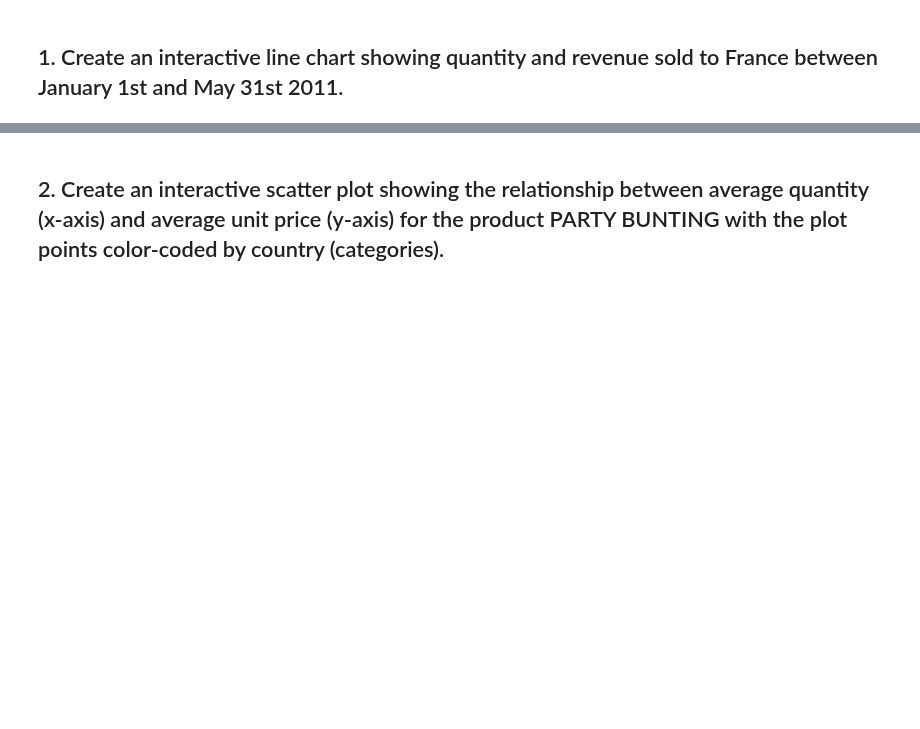
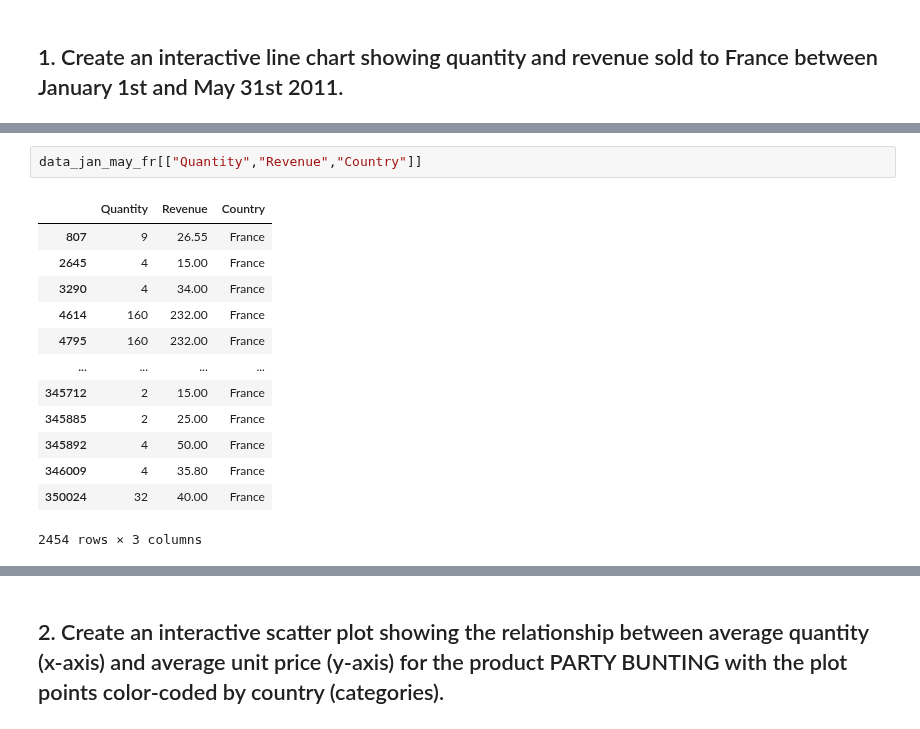
Before and after one commit to paoloironhack/data_analytics062020, a Jupyter notebook: labs/module_2/25-Interactive-Viz/your-code/main.ipynb, the cells around one changed output, grey strips where cells are left out. Cells and saved outputs as stored; diff of their text form; blank space fills up the shorter version.

```diff
--- a/labs/module_2/25-Interactive-Viz/your-code/main.ipynb
+++ b/labs/module_2/25-Interactive-Viz/your-code/main.ipynb
@@ -26,0 +49,16 @@ data = pd.read_excel('')
+# %%
+data_jan_may_fr[["Quantity","Revenue","Country"]]
+# %% [output]
+|  | Quantity | Revenue | Country |
+| 807 | 9 | 26.55 | France |
+| 2645 | 4 | 15.00 | France |
+| 3290 | 4 | 34.00 | France |
+| 4614 | 160 | 232.00 | France |
+| 4795 | 160 | 232.00 | France |
+| ... | ... | ... | ... |
+| 345712 | 2 | 15.00 | France |
+| 345885 | 2 | 25.00 | France |
+| 345892 | 4 | 50.00 | France |
+| 346009 | 4 | 35.80 | France |
+| 350024 | 32 | 40.00 | France |
+2454 rows × 3 columns
```
Also changed, not shown: parts of 20 cells of this notebook.
